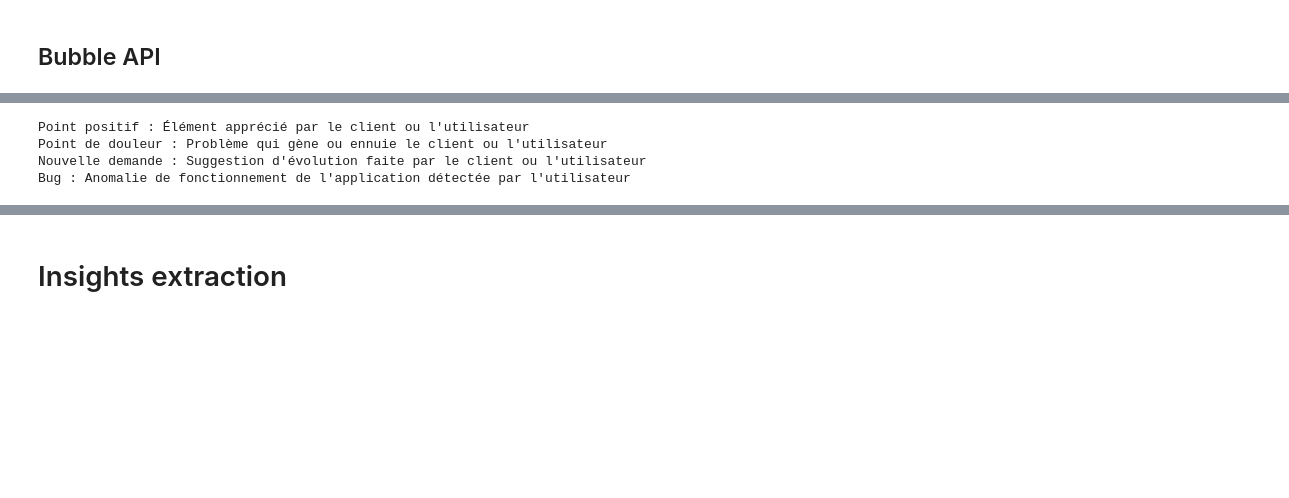
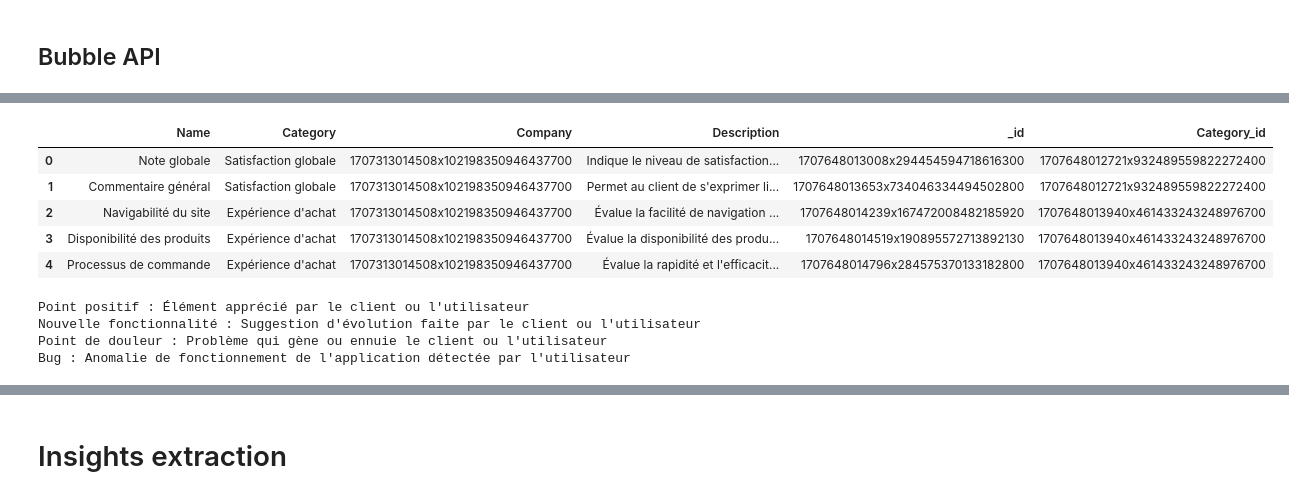
Before and after one commit to ArnaudGardille/Feedback-Analysis, a Jupyter notebook: insights_extraction.ipynb, the cells around one changed output, grey strips where cells are left out. Drawn from its saved outputs; the diff is of its cells as text; code cells hidden in the pictures; blank space fills up the shorter version.

```diff
--- a/insights_extraction.ipynb
+++ b/insights_extraction.ipynb
@@ -80,0 +98,16 @@ TagInsight = enum.Enum("Categories de l'insight", [(convert_text_to_constants(x)
+# %%
+df  = categories_df.copy()
+df['Parent_category'] = df['_id'].astype(str)
+original_subcategories_df['Parent_category'] = original_subcategories_df['Parent_category'].astype(str)
+df = pd.merge(original_subcategories_df, df, on=["Parent_category", "Company"])
+df = df[["Name_x", "Name_y", "Company", "Description", "_id_x", "_id_y"]]
+df.columns = ["Name", "Category",  "Company", "Description", "_id", "Category_id"]
+subcategories_df = df
+subcategories_df.head()
+# %% [output]
+|  | Name | Category | Company | Description | _id | Category_id |
+| 0 | Note globale | Satisfaction globale | 1707313014508x102198350946437700 | Indique le niveau de satisfaction... | 1707648013008x294454594718616300 | 1707648012721x932489559822272400 |
+| 1 | Commentaire général | Satisfaction globale | 1707313014508x102198350946437700 | Permet au client de s'exprimer li... | 1707648013653x734046334494502800 | 1707648012721x932489559822272400 |
+| 2 | Navigabilité du site | Expérience d'achat | 1707313014508x102198350946437700 | Évalue la facilité de navigation ... | 1707648014239x167472008482185920 | 1707648013940x461433243248976700 |
+| 3 | Disponibilité des produits | Expérience d'achat | 1707313014508x102198350946437700 | Évalue la disponibilité des produ... | 1707648014519x190895572713892130 | 1707648013940x461433243248976700 |
+| 4 | Processus de commande | Expérience d'achat | 1707313014508x102198350946437700 | Évalue la rapidité et l'efficacit... | 1707648014796x284575370133182800 | 1707648013940x461433243248976700 |
@@ -81,9 +116,9 @@ TagInsight = enum.Enum("Categories de l'insight", [(convert_text_to_constants(x)
 # %%
-types_descr = columns_to_string(types_df, "Title", "Definition")
+types_descr = columns_to_string(types_df, "Name", "Description")
 print(types_descr)
 # %% [output]
 Point positif : Élément apprécié par le client ou l'utilisateur
+Nouvelle fonctionnalité : Suggestion d'évolution faite par le client ou l'utilisateur
 Point de douleur : Problème qui gène ou ennuie le client ou l'utilisateur
-Nouvelle demande : Suggestion d'évolution faite par le client ou l'utilisateur
 Bug : Anomalie de fonctionnement de l'application détectée par l'utilisateur
 # %%
```
Also changed, not shown: parts of 34 cells of this notebook, 6 other files.
